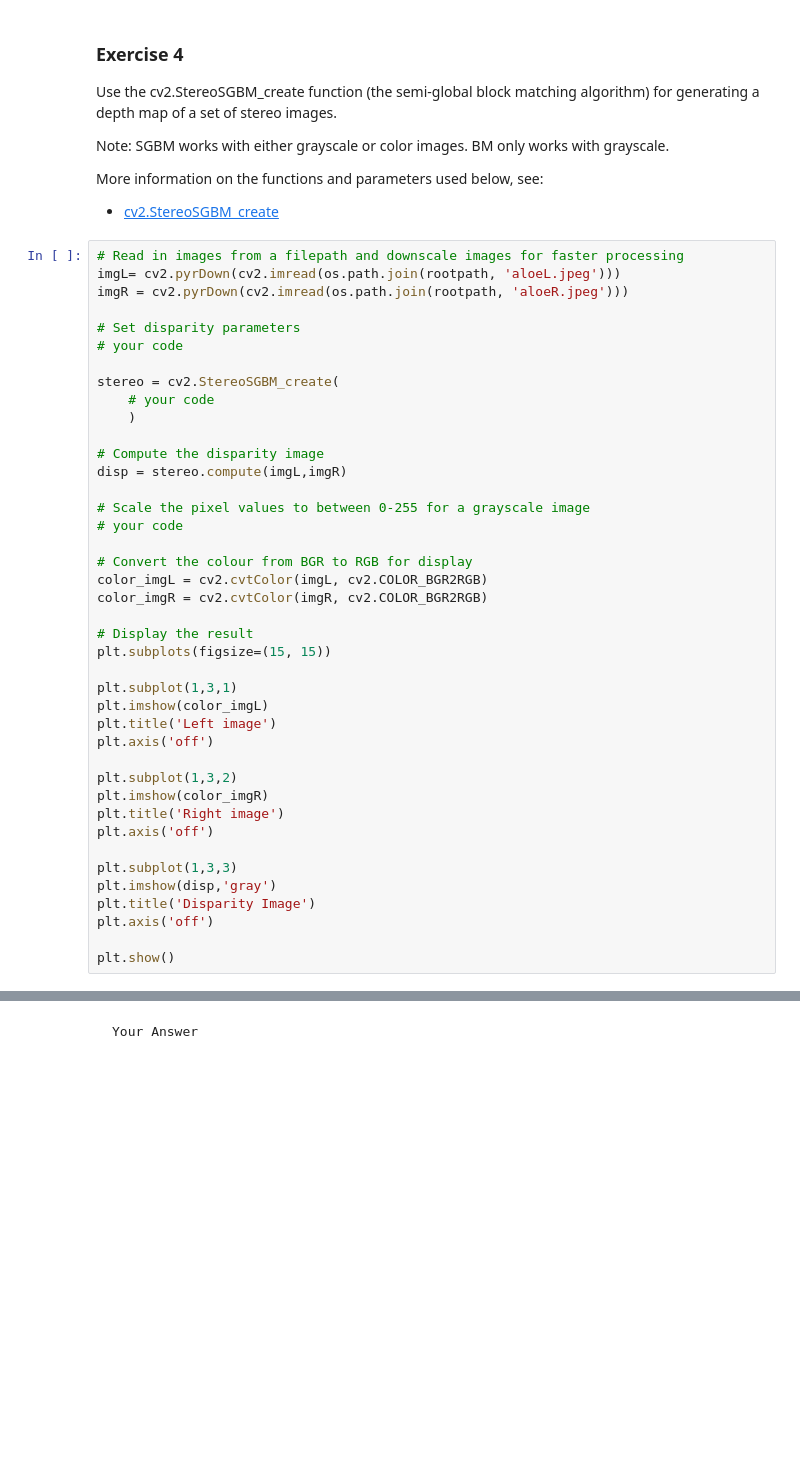
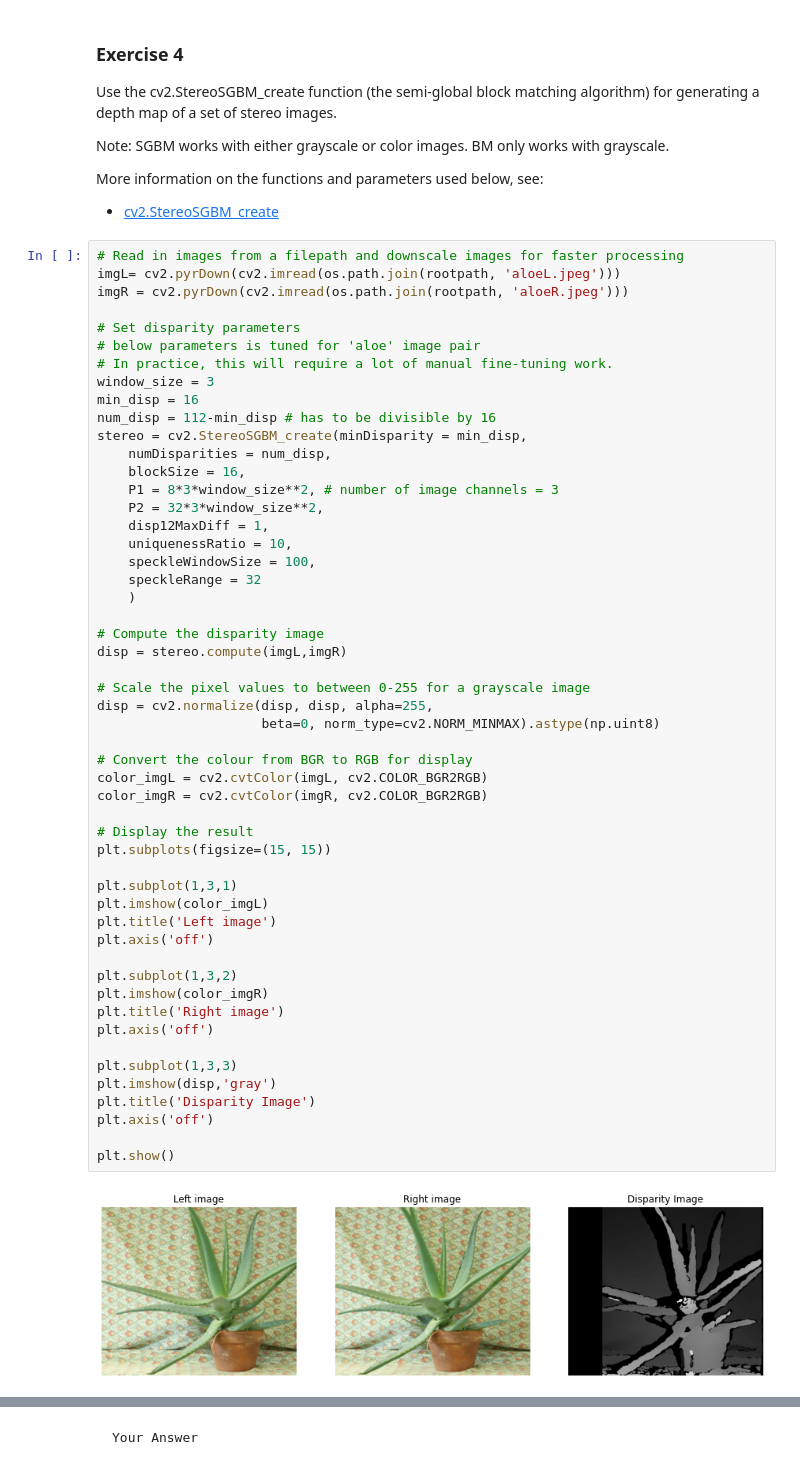
Before and after one commit to DataScienceDec/cv_sem2_2023, a Jupyter notebook: week8/worksheet08.ipynb, the cells around one changed output, grey strips where cells are left out. Cells and saved outputs as stored; diff of their text form; blank space fills up the shorter version.

```diff
--- a/week8/worksheet08.ipynb
+++ b/week8/worksheet08.ipynb
@@ -457,38 +625,51 @@ imgL= cv2.pyrDown(cv2.imread(os.path.join(rootpath, 'aloeL.jpeg')))
 imgR = cv2.pyrDown(cv2.imread(os.path.join(rootpath, 'aloeR.jpeg')))
 
 # Set disparity parameters
-# your code
-
-stereo = cv2.StereoSGBM_create(
-    # your code
+# below parameters is tuned for 'aloe' image pair
+# In practice, this will require a lot of manual fine-tuning work.
+window_size = 3
+min_disp = 16
+num_disp = 112-min_disp # has to be divisible by 16
+stereo = cv2.StereoSGBM_create(minDisparity = min_disp,
+    numDisparities = num_disp,
+    blockSize = 16,
+    P1 = 8*3*window_size**2, # number of image channels = 3
+    P2 = 32*3*window_size**2,
+    disp12MaxDiff = 1,
+    uniquenessRatio = 10,
+    speckleWindowSize = 100,
+    speckleRange = 32
     )
 
 # Compute the disparity image
 disp = stereo.compute(imgL,imgR)
 
 # Scale the pixel values to between 0-255 for a grayscale image
-# your code
+disp = cv2.normalize(disp, disp, alpha=255,
+                     beta=0, norm_type=cv2.NORM_MINMAX).astype(np.uint8)
 
 # Convert the colour from BGR to RGB for display
 color_imgL = cv2.cvtColor(imgL, cv2.COLOR_BGR2RGB)
 color_imgR = cv2.cvtColor(imgR, cv2.COLOR_BGR2RGB)
 
 # Display the result
 plt.subplots(figsize=(15, 15))
 
 plt.subplot(1,3,1)
 plt.imshow(color_imgL)
 plt.title('Left image')
 plt.axis('off')
 
 plt.subplot(1,3,2)
 plt.imshow(color_imgR)
 plt.title('Right image')
 plt.axis('off')
 
 plt.subplot(1,3,3)
 plt.imshow(disp,'gray')
 plt.title('Disparity Image')
 plt.axis('off')
 
 plt.show()
+# %% [output]
+[figure, added]
```
Also changed, not shown: parts of 15 cells of this notebook.
